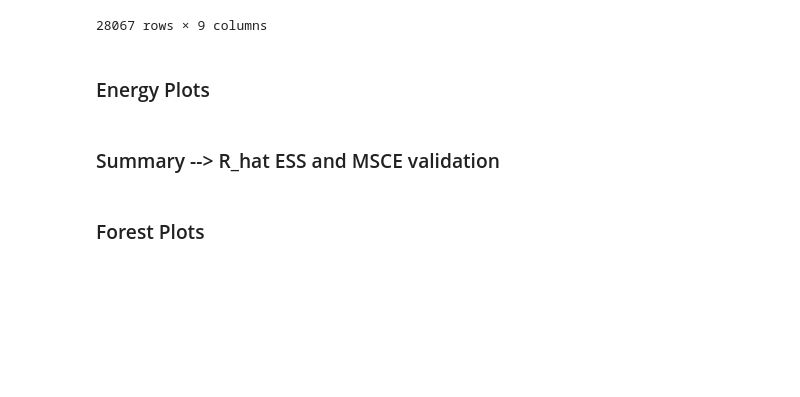
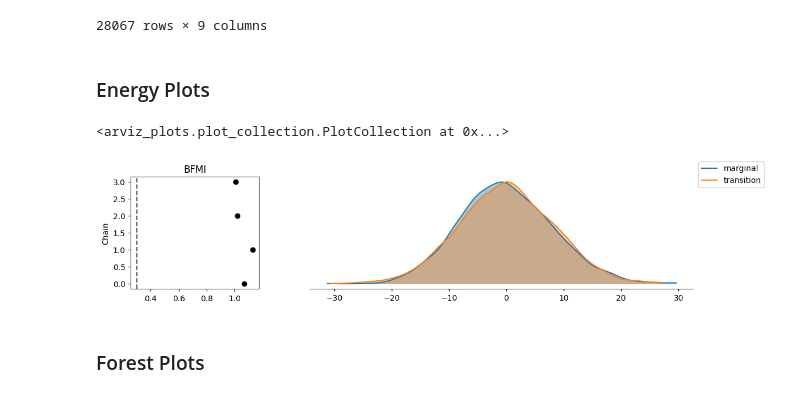
Before and after one commit to addybrown/DataScienceProjects, a Jupyter notebook: BayesianXgModel/BayesianXgModel.ipynb, the cells around one changed output. Saved outputs shown, nothing was run; the diff lists cells and outputs as text; code cells hidden in the pictures; blank space fills up the shorter version.

```diff
--- a/BayesianXgModel/BayesianXgModel.ipynb
+++ b/BayesianXgModel/BayesianXgModel.ipynb
@@ -1159,7 +1169,10 @@ summary
 28067 rows × 9 columns
 # %% [markdown]
 ### Energy Plots
-# %% [markdown]
-### Summary --> R_hat ESS and MSCE validation
+# %%
+az.plot_energy(idata)
+# %% [output]
+<arviz_plots.plot_collection.PlotCollection at 0x...>
+[figure, added]
 # %% [markdown]
 ### Forest Plots
```
Also changed, not shown: parts of 23 cells of this notebook.
